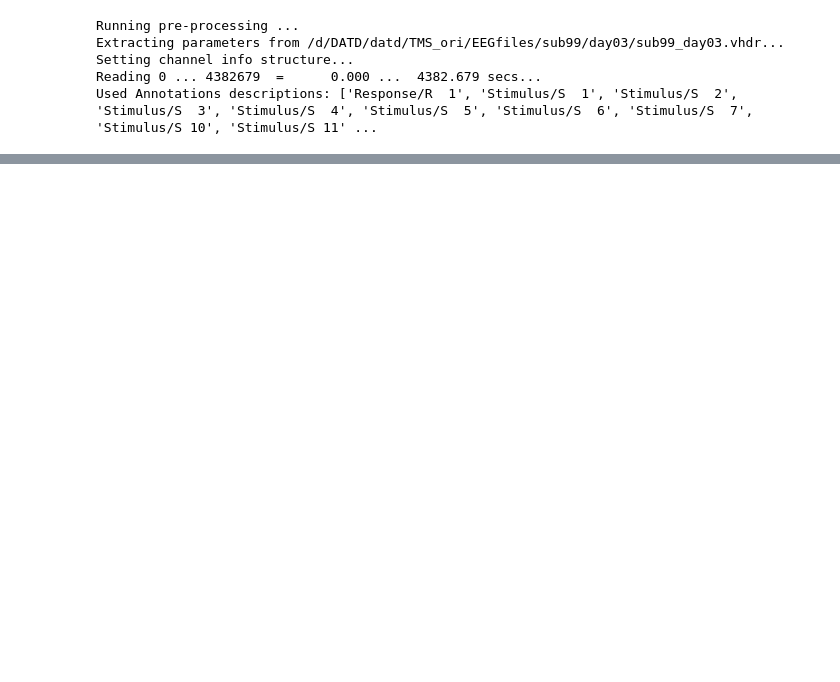
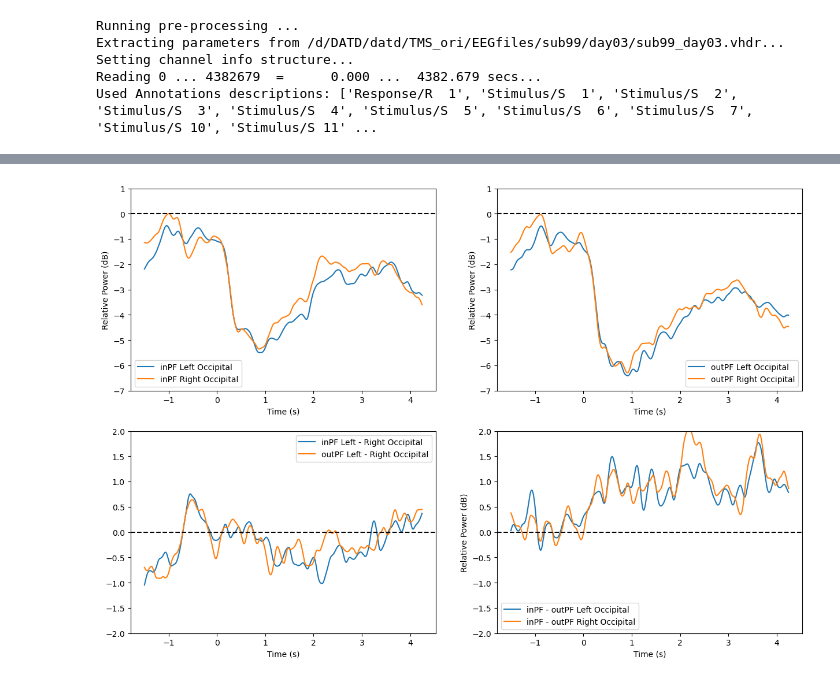
Before and after one commit to mindemory/srh_ori, a Jupyter notebook: oriAnalysis/analyzeEEG/testEEG.ipynb, the cells around one changed output, grey strips where cells are left out. Cells and saved outputs as stored; diff of their text form; code cells hidden in the pictures; blank space fills up the shorter version.

```diff
--- a/oriAnalysis/analyzeEEG/testEEG.ipynb
+++ b/oriAnalysis/analyzeEEG/testEEG.ipynb
@@ -128,6 +158,6 @@ Averaging across epochs...
 # %%
 # Plot topomap for band power
-band_to_plot = 'broadband'
+band_to_plot = 'alpha'
 if band_to_plot == 'alpha':
     l_freq, h_freq = 8, 12
 elif band_to_plot == 'beta':
@@ -137,10 +167,10 @@ elif band_to_plot == 'theta':
 elif band_to_plot == 'broadband':
     l_freq, h_freq = 1, 50
 
-rawDataNew = raw_data.copy()
-rawDataNew = mne.add_reference_channels(rawDataNew, ref_channels='Cz')
-rawDataNew = rawDataNew.set_eeg_reference(ref_channels='average')
-epochDataBaseCorr = mne.Epochs(rawDataNew, events, event_id=trl_events, tmin=-2, tmax=2.5, baseline=None, preload=True)
+# rawDataNew = raw_data.copy()
+# # rawDataNew = mne.add_reference_channels(rawDataNew, ref_channels='Cz')
+# # rawDataNew = rawDataNew.set_eeg_reference(ref_channels='average')
+# # epochDataBaseCorr = mne.Epochs(rawDataNew, events, event_id=trl_events, tmin=-2, tmax=2.5, baseline=None, preload=True)
 
-powerInPF = epochDataBaseCorr[inPF_trials].copy().filter(l_freq=l_freq, h_freq=h_freq, n_jobs=4)
-powerOutPF = epochDataBaseCorr[outPF_trials].copy().filter(l_freq=l_freq, h_freq=h_freq, n_jobs=4)
+# powerInPF = epochDataBasecorr[inPF_trials].copy().filter(l_freq=l_freq, h_freq=h_freq, n_jobs=4)
+# powerOutPF = epochDataBasecorr[outPF_trials].copy().filter(l_freq=l_freq, h_freq=h_freq, n_jobs=4)
@@ -146,0 +261,38 @@ powerOutPF = epochDataBaseCorr[outPF_trials].copy().filter(l_freq=l_freq, h_freq
+# %%
+f, axs = plt.subplots(2, 2, figsize=(15, 10))
+axs = axs.flatten()
+axs[0].plot(alpha_power_inPF_left.times[tstart:tend], data_inPF_left.mean(axis=0), label='inPF Left Occipital')
+axs[0].plot(alpha_power_inPF_left.times[tstart:tend], data_inPF_right.mean(axis=0), label='inPF Right Occipital')
+axs[0].set_xlabel('Time (s)')
+axs[0].set_ylabel('Relative Power (dB)')
+axs[0].set_ylim(-7, 1)
+axs[0].axhline(0, color='black', linestyle='--')
+axs[0].legend()
+
+axs[1].plot(alpha_power_inPF_left.times[tstart:tend], data_outPF_left.mean(axis=0), label='outPF Left Occipital')
+axs[1].plot(alpha_power_inPF_left.times[tstart:tend], data_outPF_right.mean(axis=0), label='outPF Right Occipital')
+axs[1].set_xlabel('Time (s)')
+axs[1].set_ylabel('Relative Power (dB)')
+axs[1].set_ylim(-7, 1)
+axs[1].axhline(0, color='black', linestyle='--')
+axs[1].legend()
+
+axs[2].plot(alpha_power_inPF_left.times[tstart:tend], data_inPF_left.mean(axis=0) - data_inPF_right.mean(axis=0), label='inPF Left - Right Occipital')
+axs[2].plot(alpha_power_inPF_left.times[tstart:tend], data_outPF_left.mean(axis=0) - data_outPF_right.mean(axis=0), label='outPF Left - Right Occipital')
+axs[2].set_xlabel('Time (s)')
+axs[2].set_label('Relative Power (dB)')
+axs[2].set_ylim(-2, 2)
+axs[2].axhline(0, color='black', linestyle='--')
+axs[2].legend()
+
+axs[3].plot(alpha_power_inPF_left.times[tstart:tend], data_inPF_left.mean(axis=0) - data_outPF_left.mean(axis=0), label='inPF - outPF Left Occipital')
+axs[3].plot(alpha_power_inPF_left.times[tstart:tend], data_inPF_right.mean(axis=0) - data_outPF_right.mean(axis=0), label='inPF - outPF Right Occipital')
+axs[3].set_xlabel('Time (s)')
+axs[3].set_ylabel('Relative Power (dB)')
+axs[3].set_ylim(-2, 2)
+axs[3].axhline(0, color='black', linestyle='--')
+axs[3].legend()
+
+plt.show()
+# %% [output]
+[figure, added]
```
Also changed, not shown: parts of 24 cells of this notebook, 1 other file.
